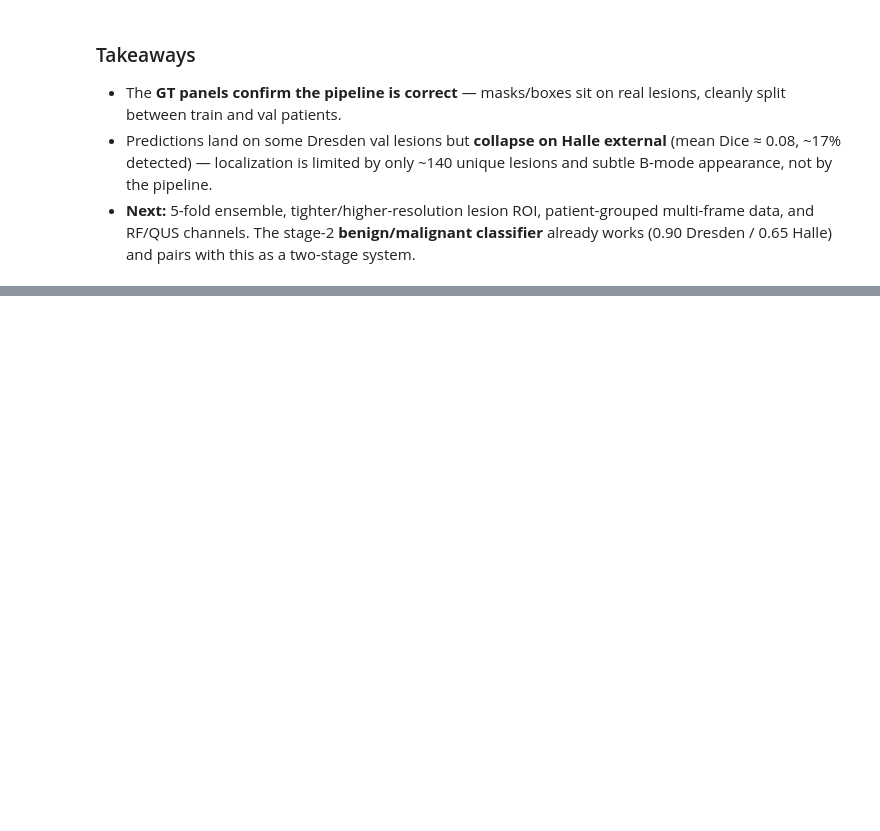
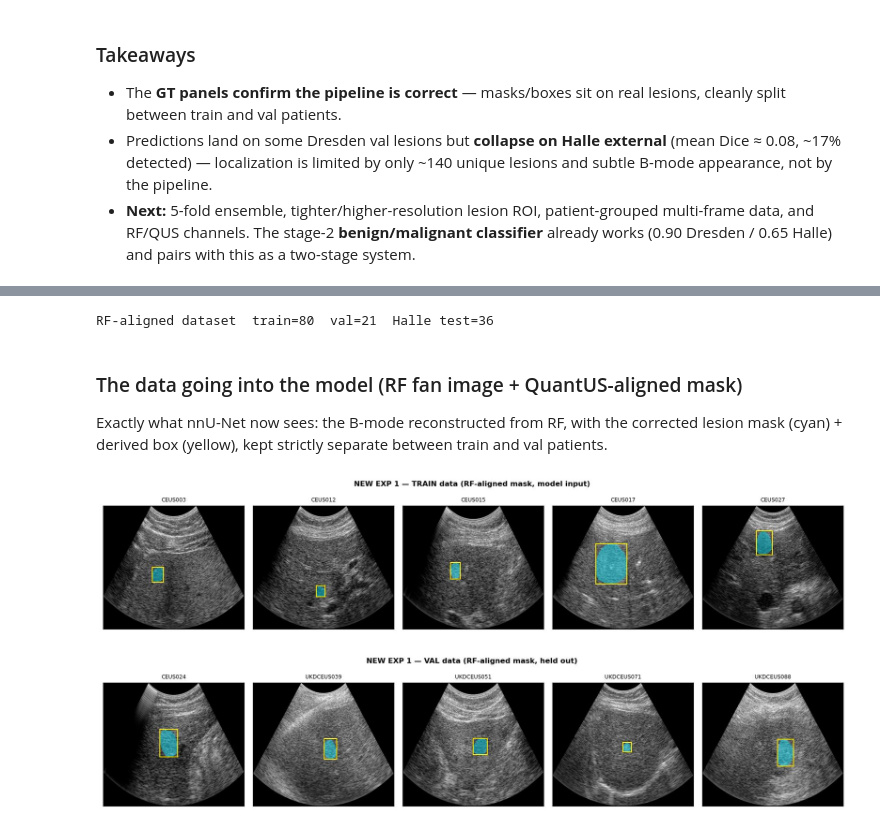
Before and after one commit to puneethgv/Ultrasound-Lesion-Tracking, a Jupyter notebook: notebooks/02_training_method1_nnunet.ipynb, the cells around one changed output, grey strips where cells are left out. Cells and saved outputs as stored; diff of their text form; code cells hidden in the pictures; blank space fills up the shorter version.

```diff
--- a/notebooks/02_training_method1_nnunet.ipynb
+++ b/notebooks/02_training_method1_nnunet.ipynb
@@ -99,0 +117,18 @@ show_pred_grid(test_cases, 'imagesTs', 'labelsTs', 'pred_halle', 'Halle EXTERNAL
+# %%
+# New Experiment 1 reads the RF-aligned dataset (Dataset002_LesionRF) and its fold-0 predictions
+RAW = NN/'raw'/'Dataset002_LesionRF'
+split2 = json.load(open(NN/'preprocessed'/'Dataset002_LesionRF'/'splits_final.json'))[0]
+ex1_train, ex1_val = split2['train'], split2['val']
+test_cases = sorted(p.name[:-9] for p in (RAW/'imagesTs').glob('*_0000.png'))
+print(f'RF-aligned dataset  train={len(ex1_train)}  val={len(ex1_val)}  Halle test={len(test_cases)}')
+# %% [output]
+RF-aligned dataset  train=80  val=21  Halle test=36
+# %% [markdown]
+### The data going into the model (RF fan image + QuantUS-aligned mask)
+Exactly what nnU-Net now sees: the B-mode reconstructed from RF, with the corrected lesion mask (cyan) + derived box (yellow), kept strictly separate between train and val patients.
+# %%
+show_gt_grid(ex1_train, 'imagesTr', 'labelsTr', 'NEW EXP 1 — TRAIN data (RF-aligned mask, model input)', n=5)
+show_gt_grid(ex1_val,  'imagesTr', 'labelsTr', 'NEW EXP 1 — VAL data (RF-aligned mask, held out)', n=5)
+# %% [output]
+[figure, added]
+[figure, added]
```
Also changed, not shown: parts of 4 cells of this notebook, 1 other file.
